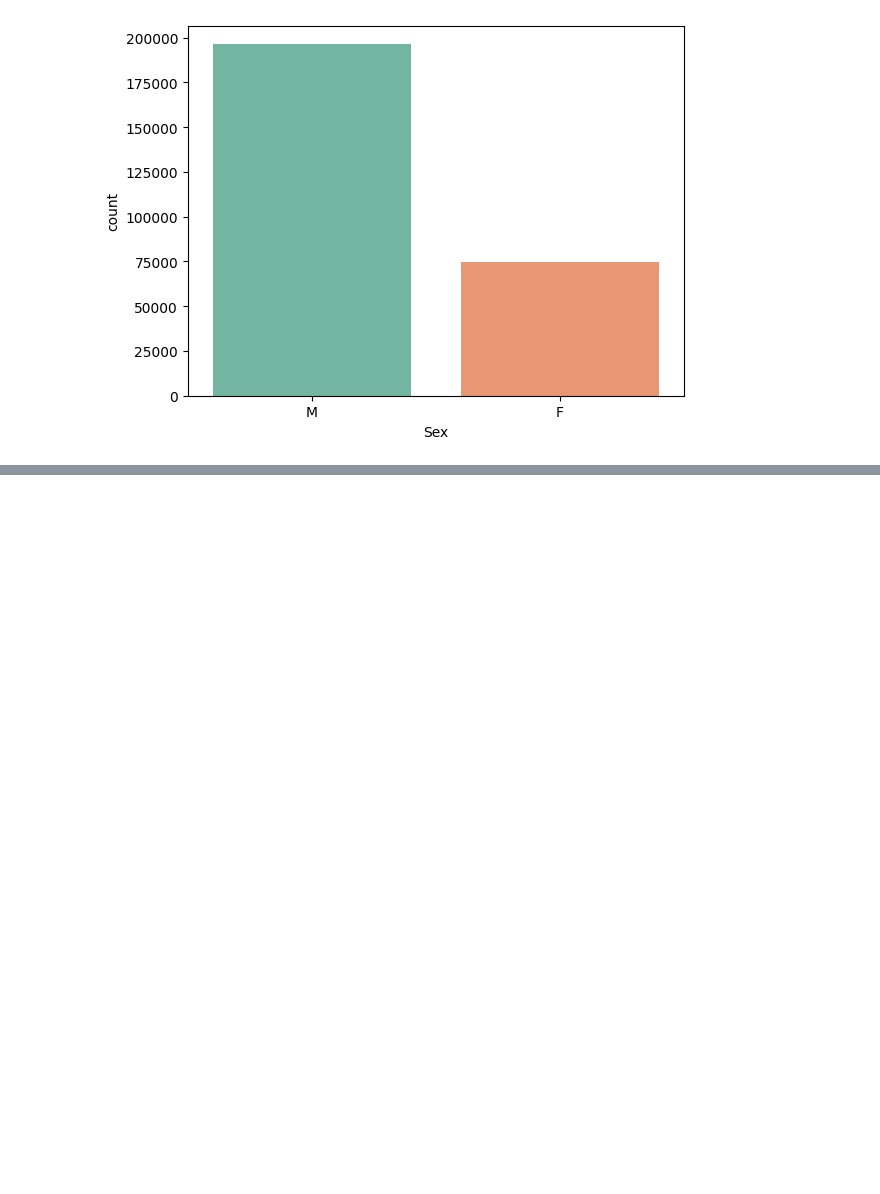
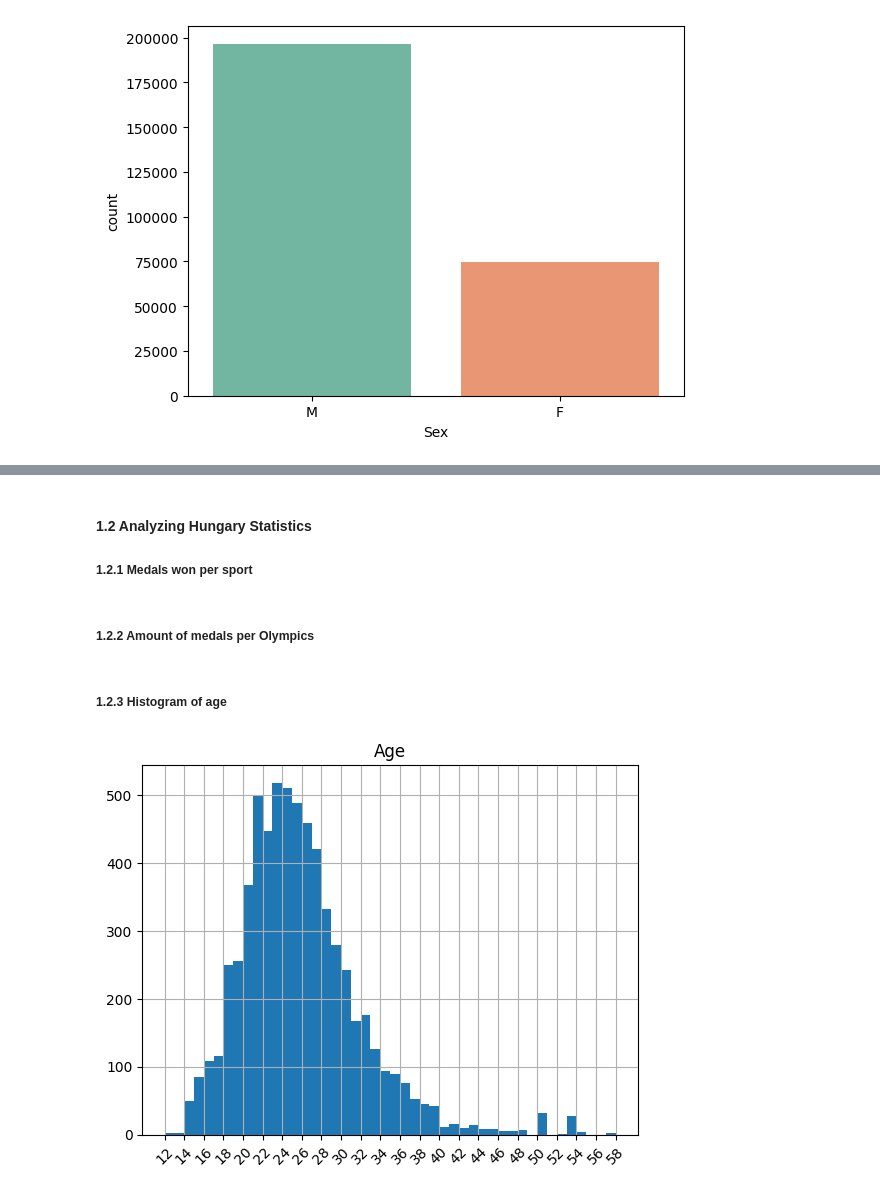
Before and after one commit to F-Degerman/Projekt_OS_Ungern, a Jupyter notebook: Egna_anteckningar/Patrik.ipynb, the cells around one changed output, grey strips where cells are left out. Drawn from its saved outputs; the diff is of its cells as text; code cells hidden in the pictures; blank space fills up the shorter version.

```diff
--- a/Egna_anteckningar/Patrik.ipynb
+++ b/Egna_anteckningar/Patrik.ipynb
@@ -151,0 +138,8 @@ fig.show()
+# %%
+import hashlib as hl
+pd.set_option("display.max_colwidth", 26)
+
+hun_df = df.loc[df["NOC"] == "HUN"].copy().reset_index()
+hash_df = hun_df["Name"].apply(lambda x: hl.sha256(x.encode()).hexdigest())
+hun_df["Name"] = hash_df
+display(hun_df.head())
@@ -151,0 +153,4 @@ fig.show()
+# %% [markdown]
+#### **1.2 Analyzing Hungary Statistics**
+
+##### **1.2.1 Medals won per sport**
@@ -151,0 +167,2 @@ fig.show()
+# %% [markdown]
+##### **1.2.2 Amount of medals per Olympics**
@@ -151,0 +221,8 @@ fig.show()
+# %% [markdown]
+##### **1.2.3 Histogram of age**
+# %%
+hun_df.hist("Age", bins=int(hun_df["Age"].max()-hun_df["Age"].min()))
+plt.xticks(range(int(hun_df["Age"].min()), int(hun_df["Age"].max())+1, 2), rotation=45)
+plt.show()
+# %% [output]
+[figure, added]
```
Also changed, not shown: parts of 19 cells of this notebook.
